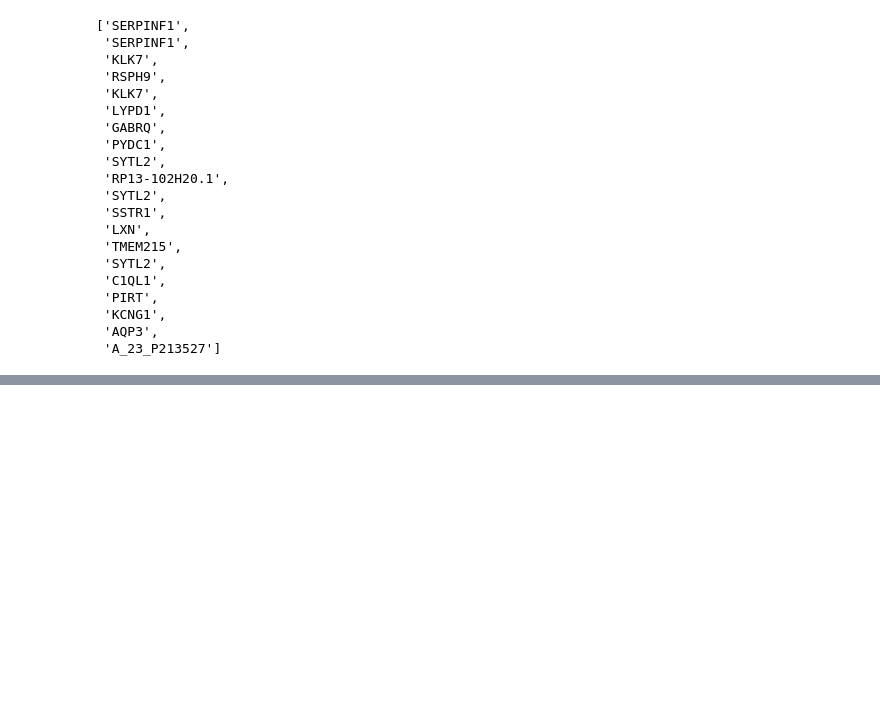
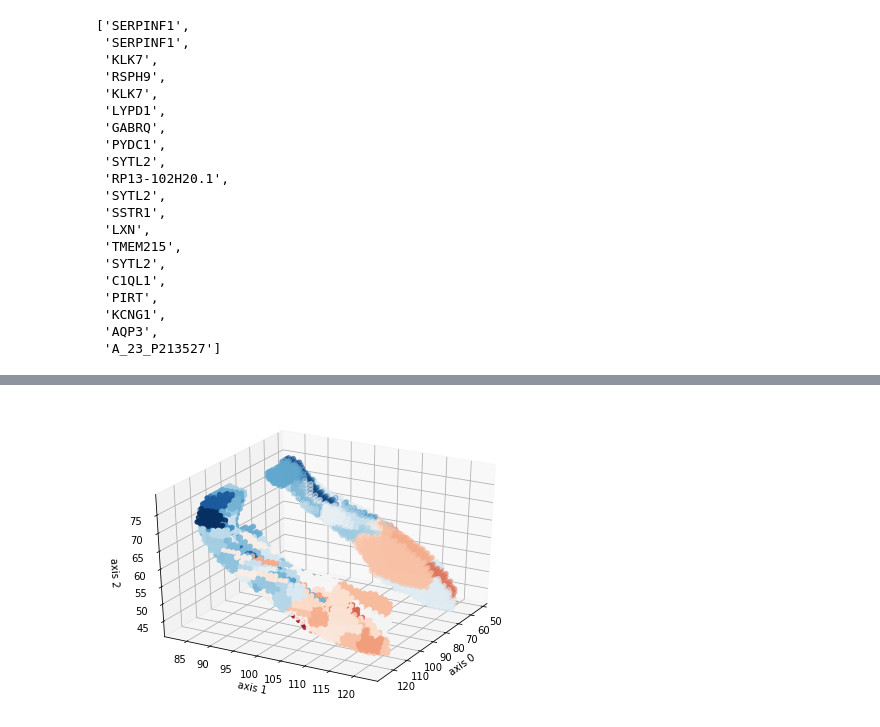
Before and after one commit to illdopejake/hack_projects, a Jupyter notebook: A-P_axis_updated_coords.ipynb, the cells around one changed output, grey strips where cells are left out. Saved outputs shown, nothing was run; the diff lists cells and outputs as text; code cells hidden in the pictures; blank space fills up the shorter version.

```diff
--- a/A-P_axis_updated_coords.ipynb
+++ b/A-P_axis_updated_coords.ipynb
@@ -2247,0 +2267,3 @@ probes.loc[pcalr_out_NEW['gene_selections']['posterior_genes_20']
+# %%
+hipp = nhipp.get_data()
+hcoods = np.where(hipp==1)
@@ -2247,0 +2313,4 @@ probes.loc[pcalr_out_NEW['gene_selections']['posterior_genes_20']
+# %%
+rend_hipp_a = np.zeros_like(hipp)
+for i,row in vox.iterrows():
+    rend_hipp_a[row['x'],row['y'],row['z']] = a_vec[row['ind']]
@@ -2247,0 +2340,19 @@ probes.loc[pcalr_out_NEW['gene_selections']['posterior_genes_20']
+# %%
+label_locations = np.where(hipp == 1)
+#label_locations1 = np.where(ap_axis.get_data() > 0)
+fig = plt.figure()
+ax = Axes3D(fig)
+ax.scatter(label_locations[0], label_locations[1], label_locations[2], c = rend_hipp_a[label_locations],
+          cmap='RdBu')
+# To split into LR, we need to visualize where the LR split is, where front is
+for angle in range(0, 30):
+    ax.view_init(30, angle)
+    plt.draw()
+    plt.pause(.001)
+
+ax.set_xlabel('axis 0')
+ax.set_ylabel('axis 1')
+ax.set_zlabel('axis 2')
+plt.show()
+# %% [output]
+[figure, added]
```
Also changed, not shown: parts of 17 cells of this notebook.
